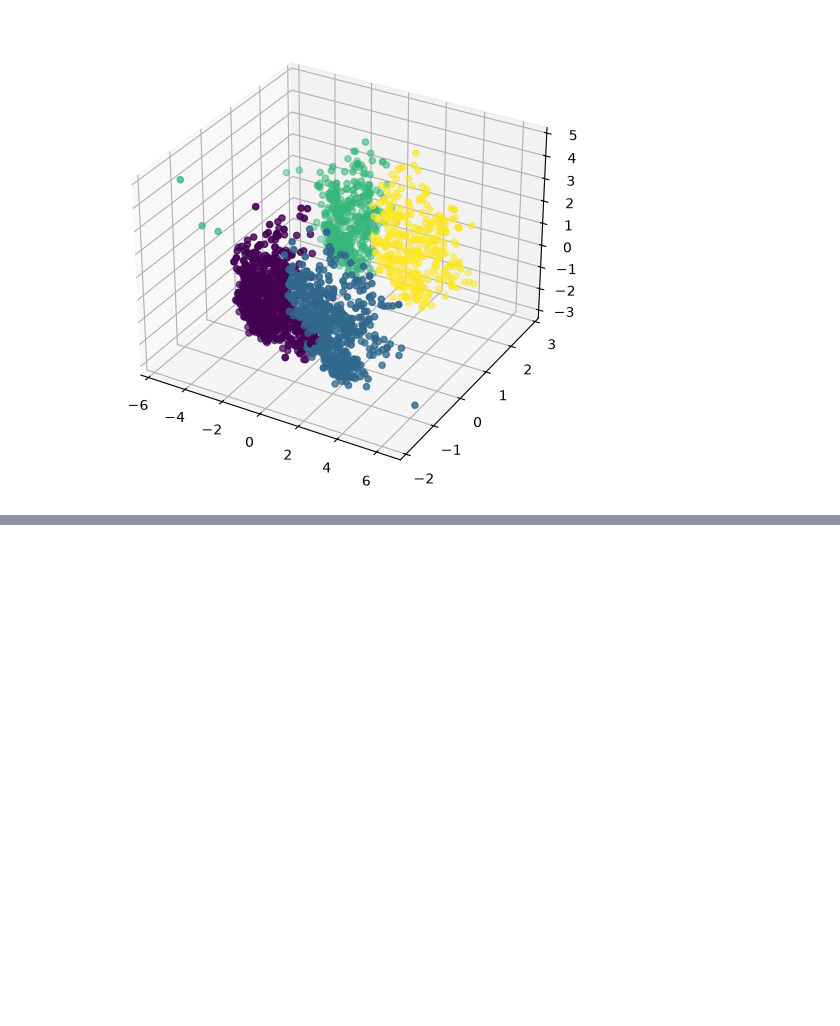
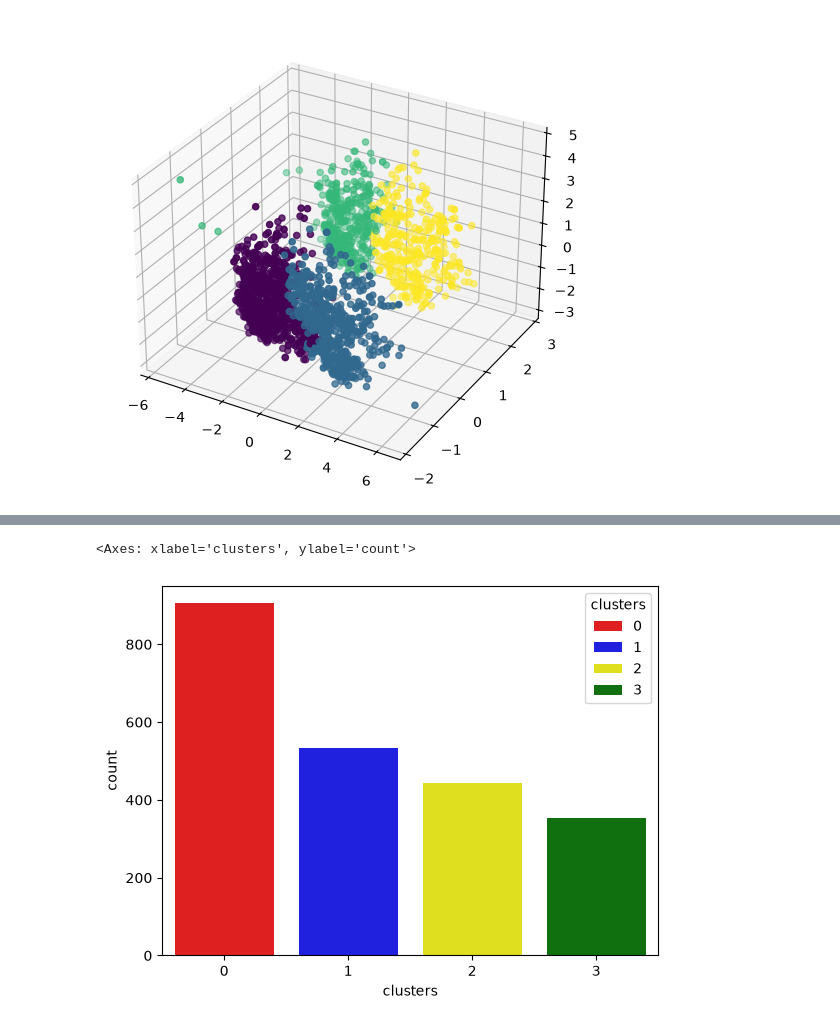
Before and after one commit to Shifa4532/SmartCartClusteringSystem, a Jupyter notebook: SmartCartClusteringSystem.ipynb, the cells around one changed output, grey strips where cells are left out. Cells and saved outputs as stored; diff of their text form; code cells hidden in the pictures; blank space fills up the shorter version.

Commit message:
Characterization of clusters

```diff
--- a/SmartCartClusteringSystem.ipynb
+++ b/SmartCartClusteringSystem.ipynb
@@ -319,0 +322,2 @@ ax.scatter(X_pca[:,0], X_pca[:,1], X_pca[:,2], c=labels_agg)
+# %%
+X["clusters"] = labels_agg
@@ -319,0 +333,7 @@ ax.scatter(X_pca[:,0], X_pca[:,1], X_pca[:,2], c=labels_agg)
+# %%
+pal = ["red", "blue", "yellow", "green"]
+
+sns.countplot(x=X["clusters"], palette=pal, hue=X["clusters"])
+# %% [output]
+<Axes: xlabel='clusters', ylabel='count'>
+[figure, added]
```
Also changed, not shown: parts of 4 cells of this notebook.
